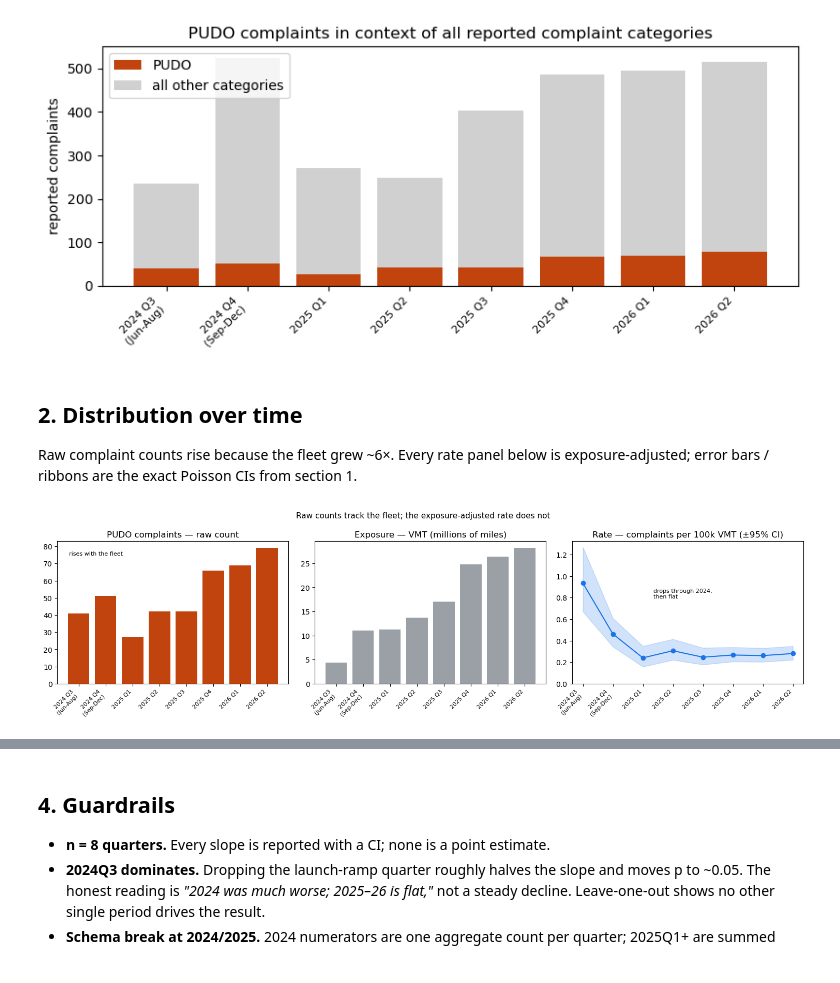
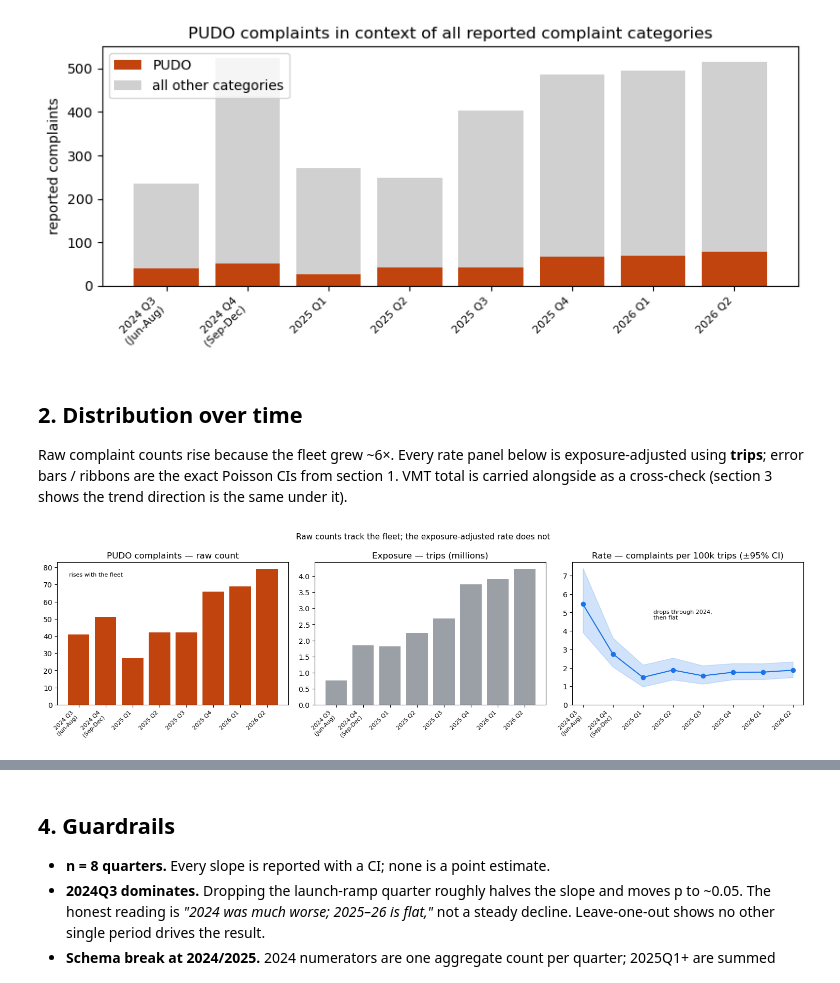
Before and after one commit to jonathanwilsonami/curbrisk-av, a Jupyter notebook: pudo-pipeline/notebooks/pudo_analysis.ipynb, the cells around one changed output, grey strips where cells are left out. Drawn from its saved outputs; the diff is of its cells as text; code cells hidden in the pictures.

```diff
--- a/pudo-pipeline/notebooks/pudo_analysis.ipynb
+++ b/pudo-pipeline/notebooks/pudo_analysis.ipynb
@@ -454,31 +504,33 @@ PUDO averages 13% of all reported complaints (range 10%–17%). Safety and 'Othe
 ## 2. Distribution over time
 
 Raw complaint counts rise because the fleet grew ~6×. Every rate panel below is
-exposure-adjusted; error bars / ribbons are the exact Poisson CIs from section 1.
+exposure-adjusted using **trips**; error bars / ribbons are the exact Poisson
+CIs from section 1. VMT total is carried alongside as a cross-check (section 3
+shows the trend direction is the same under it).
 # %%
 fig, ax = plt.subplots(1, 3, figsize=(15, 4.2))
 
 ax[0].bar(s["t"], s["pudo_complaints"], color="#c1440e")
 ax[0].set_title("PUDO complaints — raw count")
 ax[0].annotate("rises with the fleet", xy=(0.05, 0.9), xycoords="axes fraction", fontsize=8)
 
-ax[1].bar(s["t"], s["vmt_total"] / 1e6, color="#9aa0a6")
-ax[1].set_title("Exposure — VMT (millions of miles)")
+ax[1].bar(s["t"], s["trips"] / 1e6, color="#9aa0a6")
+ax[1].set_title("Exposure — trips (millions)")
 
-lo, hi = poisson_ci(s["pudo_complaints"], s["vmt_total"])
-ax[2].plot(s["t"], s["pudo_per_100k_vmt"], marker="o", color="#1a73e8")
+lo, hi = poisson_ci(s["pudo_complaints"], s["trips"])
+ax[2].plot(s["t"], s["pudo_per_100k_trips"], marker="o", color="#1a73e8")
 ax[2].fill_between(s["t"], lo, hi, alpha=0.2, color="#1a73e8")
-ax[2].set_title("Rate — complaints per 100k VMT (±95% CI)")
+ax[2].set_title("Rate — complaints per 100k trips (±95% CI)")
 ax[2].set_ylim(0)
 ax[2].annotate("drops through 2024,\nthen flat", xy=(0.35, 0.6),
                xycoords="axes fraction", fontsize=8)
 
 for a in ax:
     a.set_xticks(s["t"]); a.set_xticklabels(labels, rotation=45, ha="right", fontsize=8)
 fig.suptitle("Raw counts track the fleet; the exposure-adjusted rate does not",
              fontsize=11)
 plt.tight_layout(); plt.show()
 # %% [output]
-[figure, old version]
+[figure, new version]
 # %%
 # rate with exact Poisson error bars — with ~8 points, CI overlap is the story
```
Also changed, not shown: parts of 20 cells of this notebook, 4 other files.
